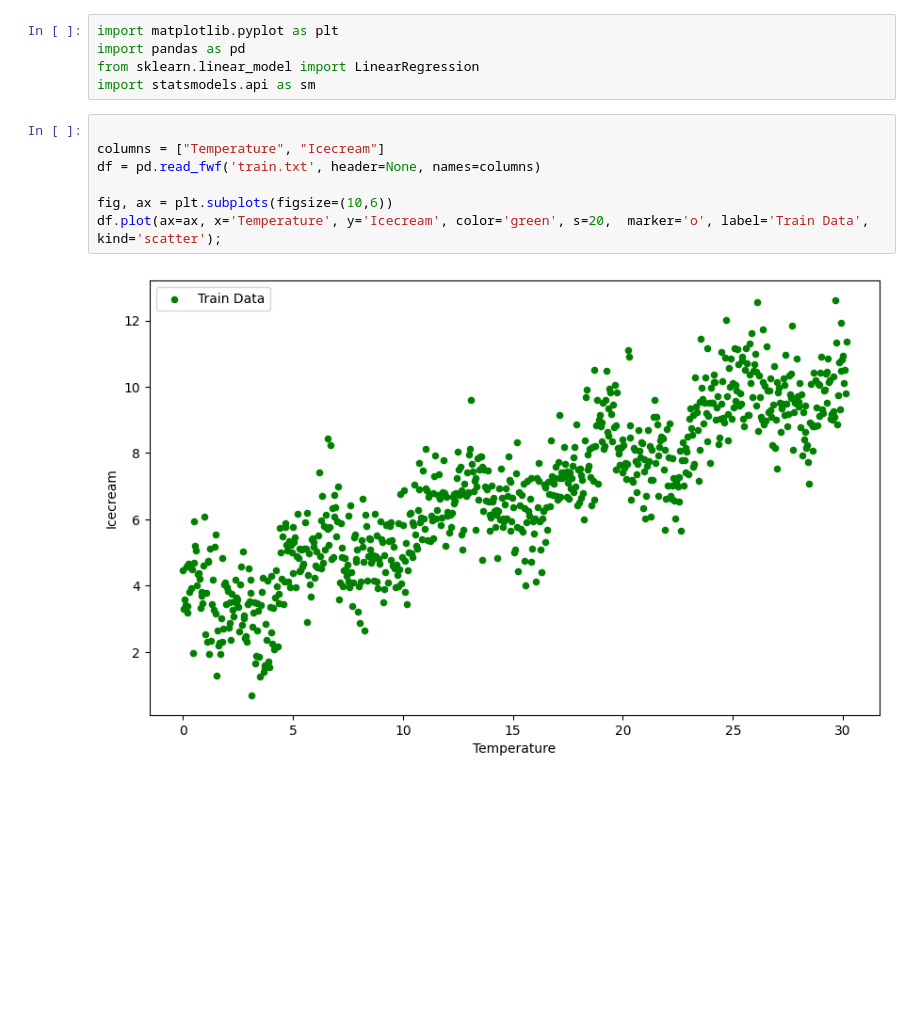
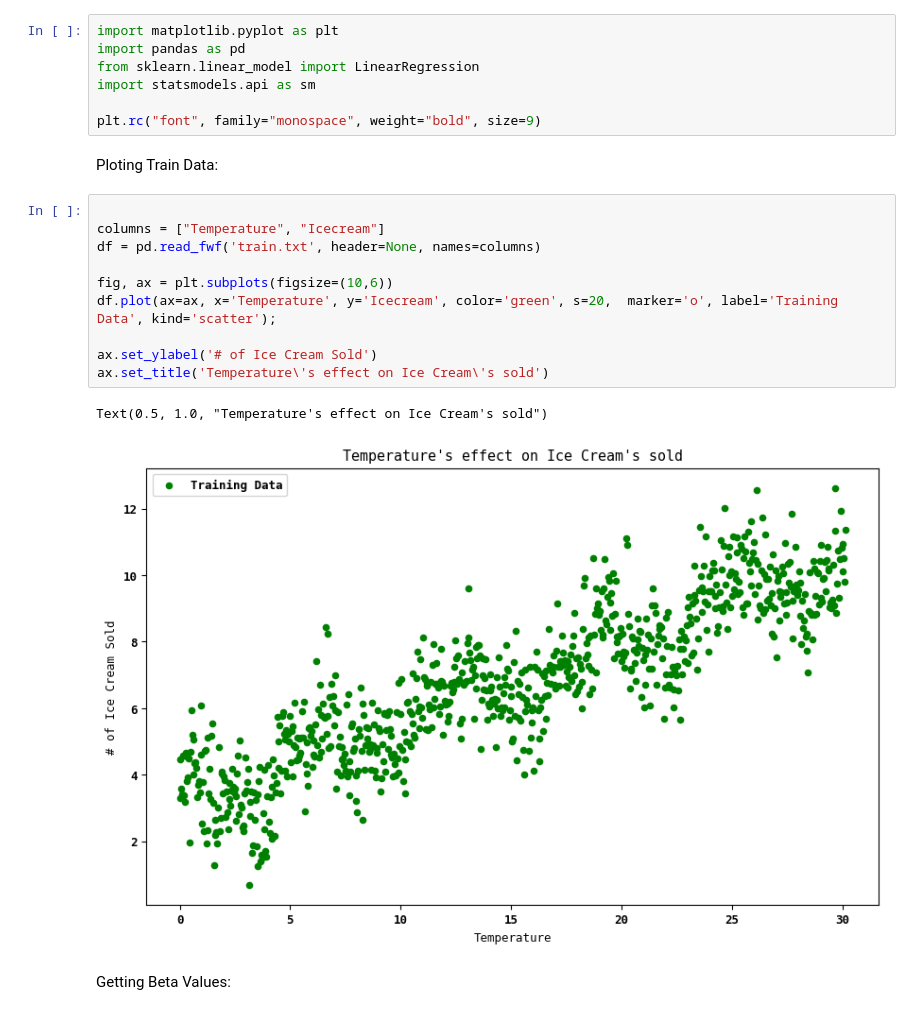
Before and after one commit to Dereck368/Linear-Regression, a Jupyter notebook: report.ipynb, the cells around one changed output. Drawn from its saved outputs; the diff is of its cells as text; blank space fills up the shorter version.

```diff
--- a/report.ipynb
+++ b/report.ipynb
@@ -3,12 +3,22 @@ import matplotlib.pyplot as plt
 import pandas as pd
 from sklearn.linear_model import LinearRegression
 import statsmodels.api as sm
+
+plt.rc("font", family="monospace", weight="bold", size=9)
+# %% [markdown]
+Ploting Train Data:
 # %%
 
 columns = ["Temperature", "Icecream"]
 df = pd.read_fwf('train.txt', header=None, names=columns)
 
 fig, ax = plt.subplots(figsize=(10,6))
-df.plot(ax=ax, x='Temperature', y='Icecream', color='green', s=20,  marker='o', label='Train Data', kind='scatter');
+df.plot(ax=ax, x='Temperature', y='Icecream', color='green', s=20,  marker='o', label='Training Data', kind='scatter');
+
+ax.set_ylabel('# of Ice Cream Sold')
+ax.set_title('Temperature\'s effect on Ice Cream\'s sold')
 # %% [output]
+Text(0.5, 1.0, "Temperature's effect on Ice Cream's sold")
-[figure, old version]
+[figure, new version]
+# %% [markdown]
+Getting Beta Values:
```
Also changed, not shown: parts of 6 cells of this notebook.
